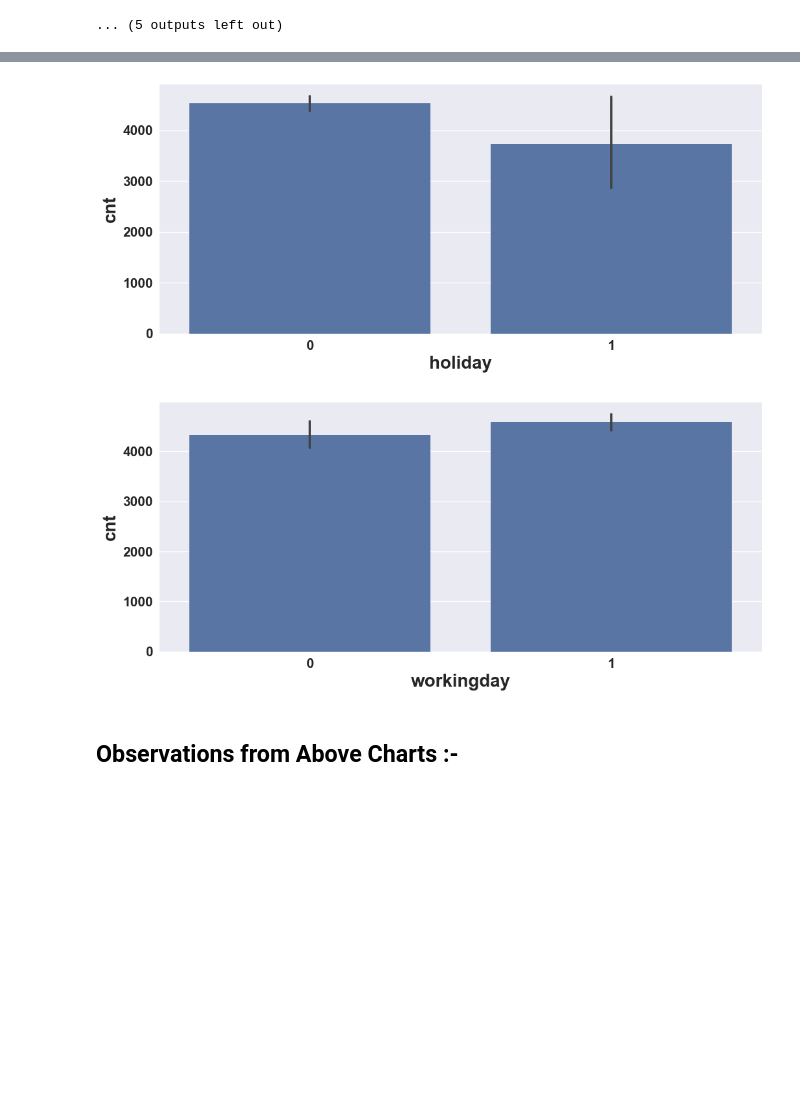
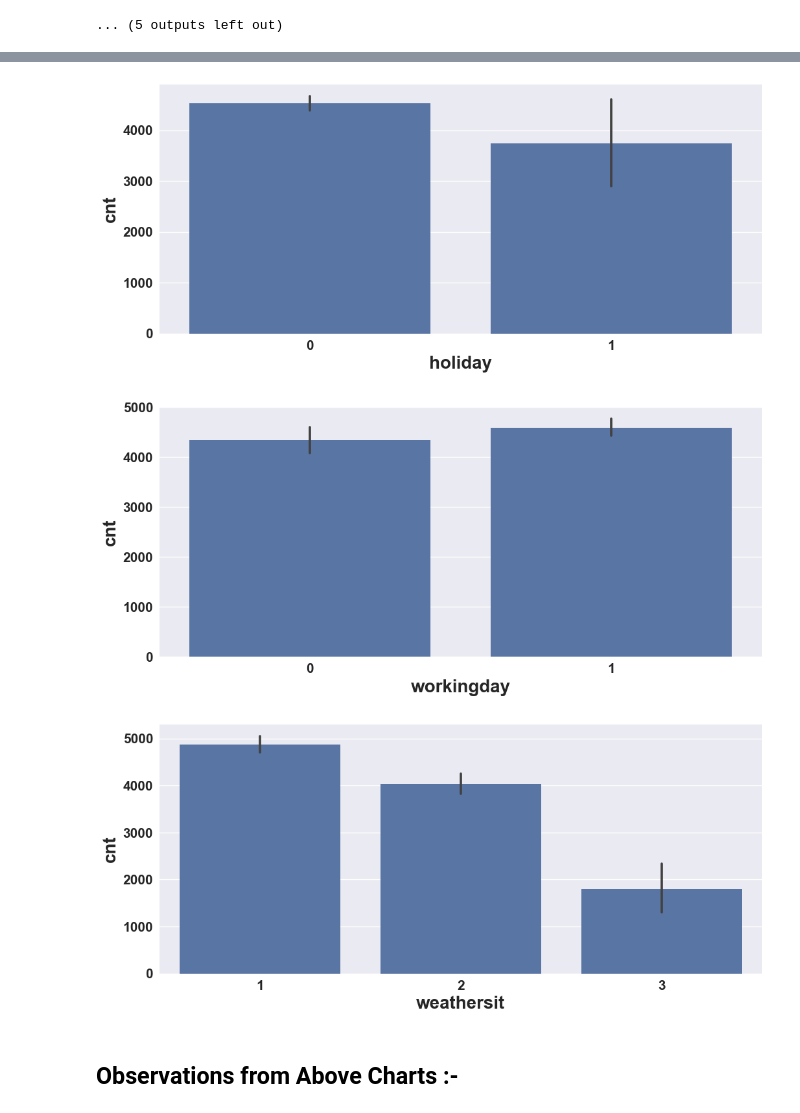
Before and after one commit to springboardmentor29803v-cpu/RideWise-Predicting-Bike-sharing-Demand, a Jupyter notebook: Project.ipynb, the cells around one changed output, grey strips where cells are left out. Saved outputs shown, nothing was run; the diff lists cells and outputs as text; code cells hidden in the pictures; blank space fills up the shorter version.

```diff
--- a/Project.ipynb
+++ b/Project.ipynb
@@ -291,18 +291,19 @@ for col in numeric_features:
 [figure]
 ... (5 outputs left out)
 # %%
-categorical_columns.extend(['Month','Weekdays_or_weekend','season','holiday','workingday'])
+categorical_columns.extend(['Month','Weekdays_or_weekend','season','holiday','workingday', 'weathersit'])
 
 for col in categorical_columns:
     fig = plt.figure(figsize=(12, 5))
     ax = fig.gca()
     sns.barplot(x = dataset[col],y = dataset['cnt'])
 # %% [output]
 [figure]
 [figure]
 [figure]
 [figure]
-[figure, old version]
+[figure, new version]
+[figure, added]
 # %% [markdown]
 ## Observations from Above Charts :-
 # %% [markdown]
```
Also changed, not shown: parts of 58 cells of this notebook.
